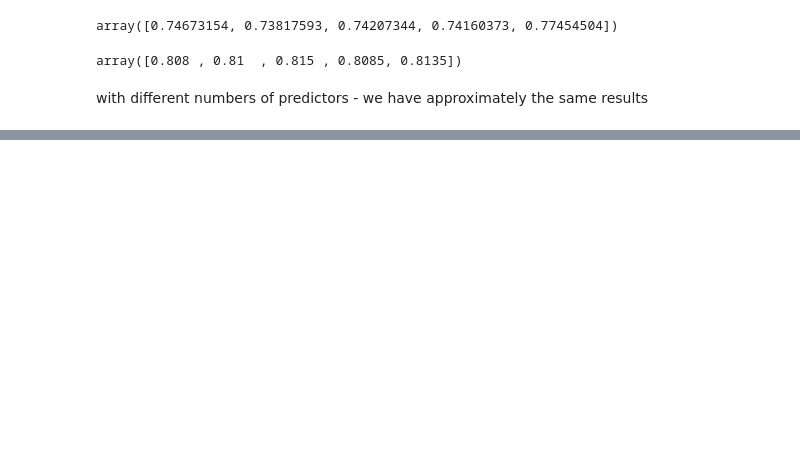
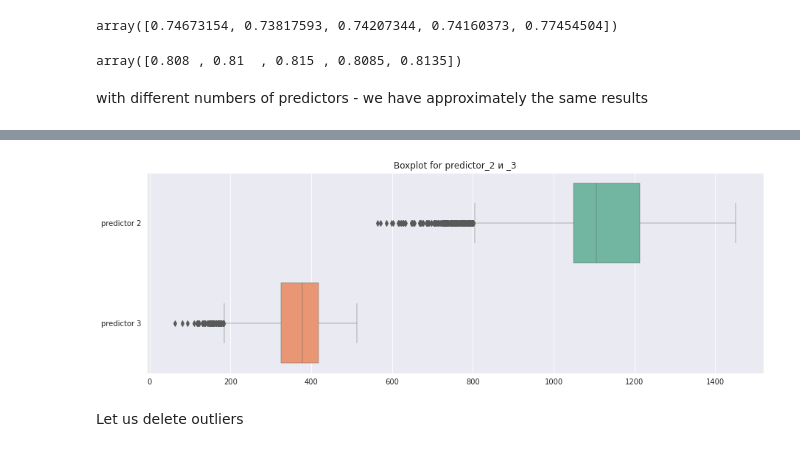
Before and after one commit to ArtyKrafty/featureselectors, a Jupyter notebook: Tutorial/Tutorials_ipynb_.ipynb, the cells around one changed output, grey strips where cells are left out. Cells and saved outputs as stored; diff of their text form; code cells hidden in the pictures; blank space fills up the shorter version.

```diff
--- a/Tutorial/Tutorials_ipynb_.ipynb
+++ b/Tutorial/Tutorials_ipynb_.ipynb
@@ -20,12 +39,17 @@ And now, we can install our library:
 # %%
-from sklearn.base import BaseEstimator, TransformerMixin
-from catboost import CatBoostClassifier
 import pandas as pd
 import numpy as np
+from catboost import CatBoostClassifier
 from sklearn.metrics import roc_auc_score
-from sklearn.model_selection import train_test_split, cross_validate
+from sklearn.model_selection import cross_validate
+from sklearn.base import BaseEstimator, TransformerMixin
+from sklearn.model_selection import train_test_split
 import SHFS
 from SHFS import FeatureSelectionClf
+from SHFS import DFwrapper
+import matplotlib.pyplot as plt
+import seaborn as sns
+sns.set_style('darkgrid')
 # %% [markdown]
 Check the version
 # %%
@@ -190,0 +230,7 @@ with different numbers of predictors - we have approximately the same results
+# %%
+plt.figure(figsize=(15,5))
+sns.boxplot(data=df[['predictor 2', 'predictor 3']], linewidth=0.42, palette="Set2", orient='h')
+plt.title('Boxplot for predictor_2 и _3')
+plt.show()
+# %% [output]
+[figure, added]
@@ -190,0 +239,2 @@ with different numbers of predictors - we have approximately the same results
+# %% [markdown]
+Let us delete outliers
```
Also changed, not shown: parts of 25 cells of this notebook.
